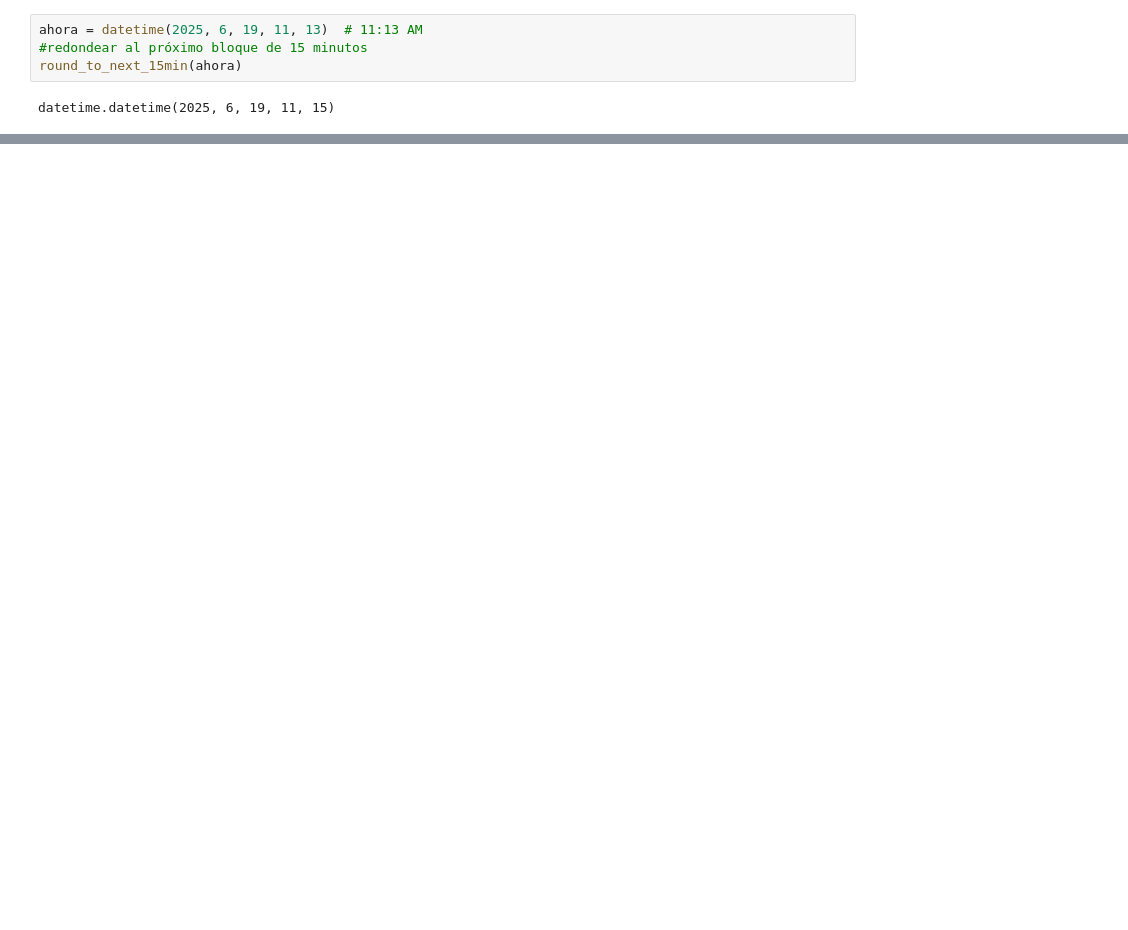
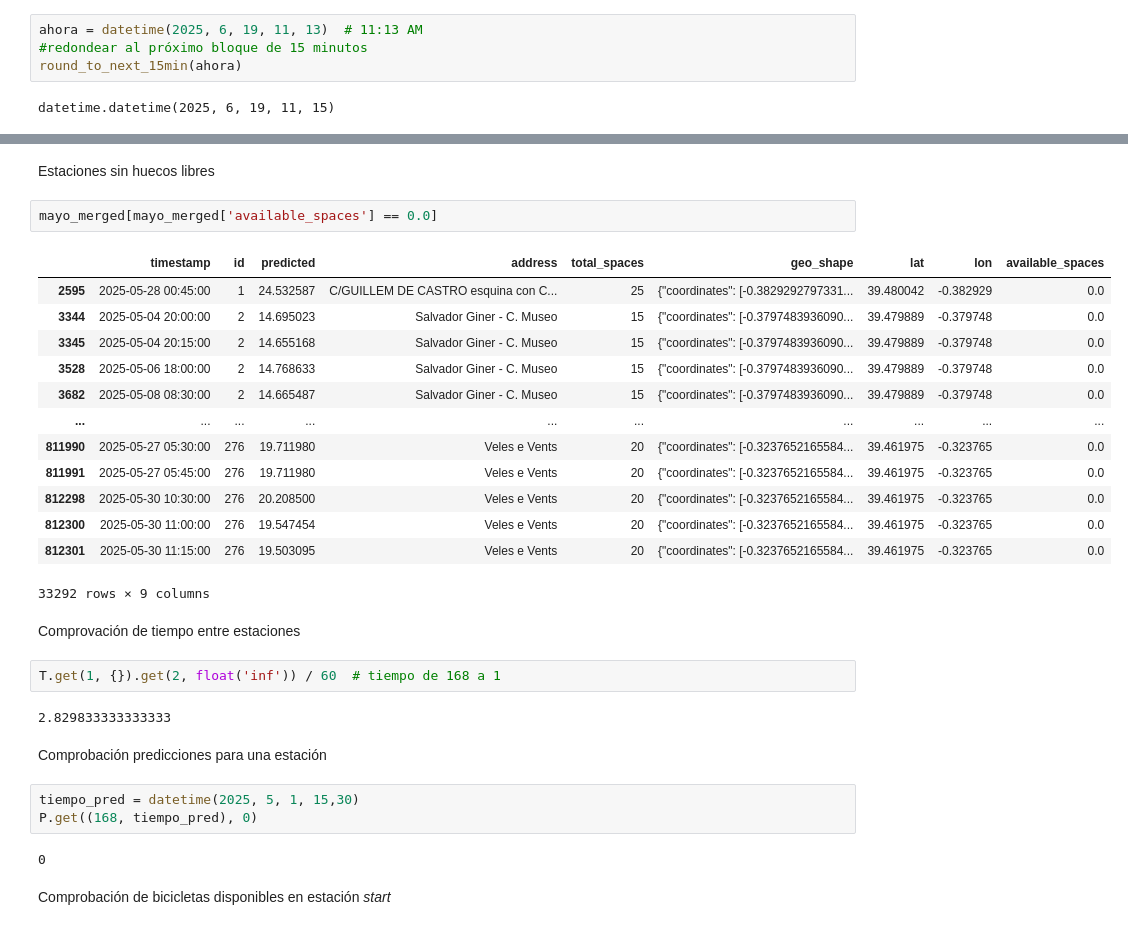
Before and after one commit to andreucs/smart-city, a Jupyter notebook: src/routes.ipynb, the cells around one changed output, grey strips where cells are left out. Cells and saved outputs as stored; diff of their text form; blank space fills up the shorter version.

```diff
--- a/src/routes.ipynb
+++ b/src/routes.ipynb
@@ -318,0 +735,33 @@ P.get((168, tiempo_pred), 0)
+# %% [markdown]
+Estaciones sin huecos libres
+# %%
+mayo_merged[mayo_merged['available_spaces'] == 0.0]
+# %% [output]
+|  | timestamp | id | predicted | address | total_spaces | geo_shape | lat | lon | available_spaces |
+| 2595 | 2025-05-28 00:45:00 | 1 | 24.532587 | C/GUILLEM DE CASTRO esquina con C... | 25 | {"coordinates": [-0.3829292797331... | 39.480042 | -0.382929 | 0.0 |
+| 3344 | 2025-05-04 20:00:00 | 2 | 14.695023 | Salvador Giner - C. Museo | 15 | {"coordinates": [-0.3797483936090... | 39.479889 | -0.379748 | 0.0 |
+| 3345 | 2025-05-04 20:15:00 | 2 | 14.655168 | Salvador Giner - C. Museo | 15 | {"coordinates": [-0.3797483936090... | 39.479889 | -0.379748 | 0.0 |
+| 3528 | 2025-05-06 18:00:00 | 2 | 14.768633 | Salvador Giner - C. Museo | 15 | {"coordinates": [-0.3797483936090... | 39.479889 | -0.379748 | 0.0 |
+| 3682 | 2025-05-08 08:30:00 | 2 | 14.665487 | Salvador Giner - C. Museo | 15 | {"coordinates": [-0.3797483936090... | 39.479889 | -0.379748 | 0.0 |
+| ... | ... | ... | ... | ... | ... | ... | ... | ... | ... |
+| 811990 | 2025-05-27 05:30:00 | 276 | 19.711980 | Veles e Vents | 20 | {"coordinates": [-0.3237652165584... | 39.461975 | -0.323765 | 0.0 |
+| 811991 | 2025-05-27 05:45:00 | 276 | 19.711980 | Veles e Vents | 20 | {"coordinates": [-0.3237652165584... | 39.461975 | -0.323765 | 0.0 |
+| 812298 | 2025-05-30 10:30:00 | 276 | 20.208500 | Veles e Vents | 20 | {"coordinates": [-0.3237652165584... | 39.461975 | -0.323765 | 0.0 |
+| 812300 | 2025-05-30 11:00:00 | 276 | 19.547454 | Veles e Vents | 20 | {"coordinates": [-0.3237652165584... | 39.461975 | -0.323765 | 0.0 |
+| 812301 | 2025-05-30 11:15:00 | 276 | 19.503095 | Veles e Vents | 20 | {"coordinates": [-0.3237652165584... | 39.461975 | -0.323765 | 0.0 |
+33292 rows × 9 columns
+# %% [markdown]
+Comprovación de tiempo entre estaciones
+# %%
+T.get(1, {}).get(2, float('inf')) / 60  # tiempo de 168 a 1
+# %% [output]
+2.829833333333333
+# %% [markdown]
+Comprobación predicciones para una estación
+# %%
+tiempo_pred = datetime(2025, 5, 1, 15,30)
+P.get((168, tiempo_pred), 0)
+# %% [output]
+0
+# %% [markdown]
+Comprobación de bicicletas disponibles en estación *start*
```
Also changed, not shown: parts of 25 cells of this notebook, 4 other files.
